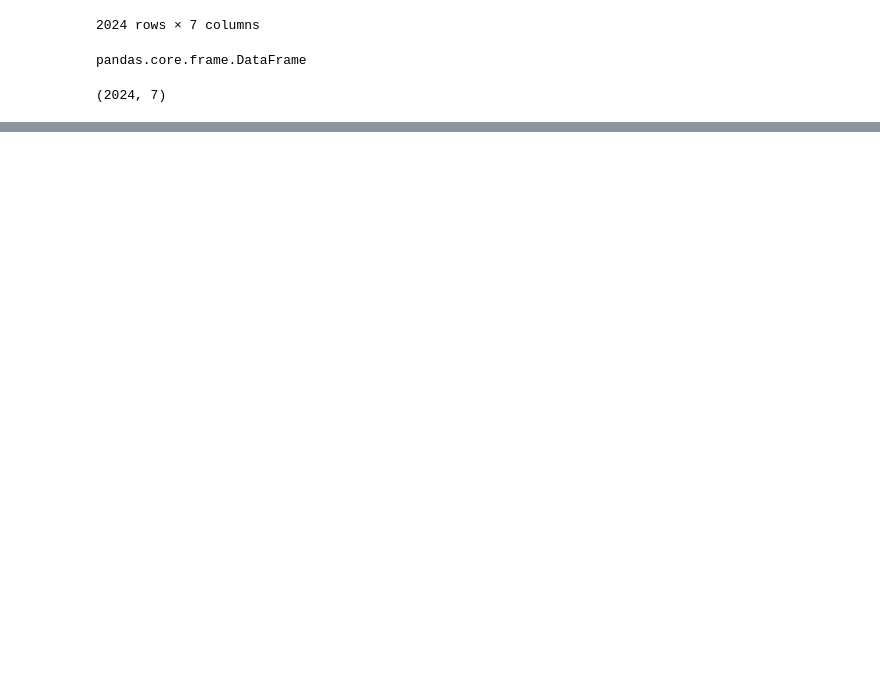
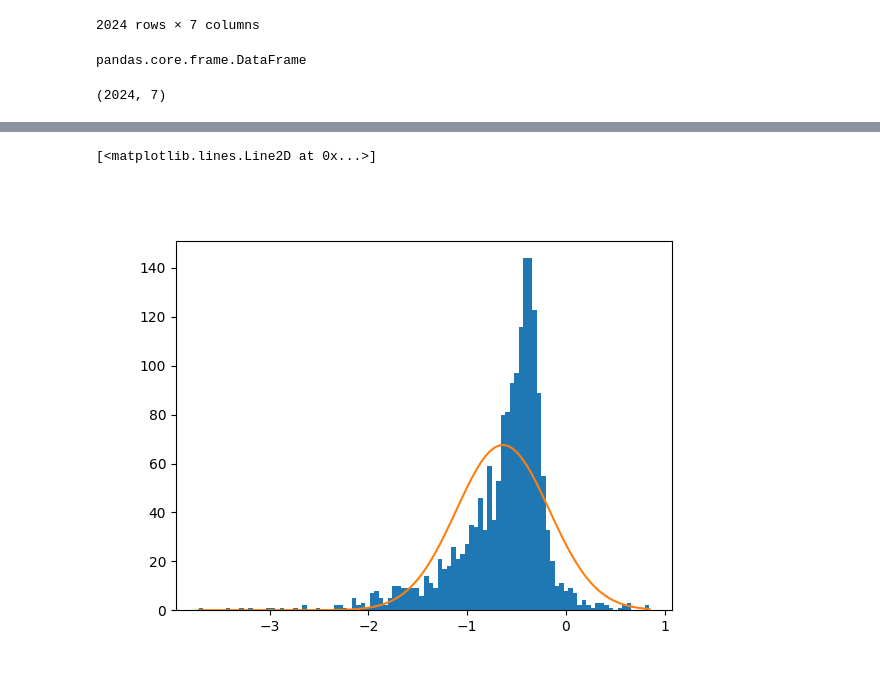
Before and after one commit to elisaafonso/tp-proteomics, a Jupyter notebook: TP1_Proteomic.ipynb, the cells around one changed output, grey strips where cells are left out. Cells and saved outputs as stored; diff of their text form; code cells hidden in the pictures; blank space fills up the shorter version.

```diff
--- a/TP1_Proteomic.ipynb
+++ b/TP1_Proteomic.ipynb
@@ -117,0 +349,11 @@ df.head()
+# %%
+# df.iloc[:,4] est le vecteur des valeurs d'abondance
+fig, ax = plt.subplots()
+hist = ax.hist(df.iloc[:,4], bins=100) # draw histogram
+x = np.linspace(min(df.iloc[:,4]), max(df.iloc[:,4]), 100) # generate PDF domain points
+dx = hist[1][1] - hist[1][0] # Get single value bar height
+scale = len(df.iloc[:,4])*dx # scale accordingly
+ax.plot(x, norm.pdf(x, mu, sigma)*scale) # compute theoritical PDF and draw it
+# %% [output]
+[<matplotlib.lines.Line2D at 0x...>]
+[figure, added]
```
Also changed, not shown: parts of 31 cells of this notebook, 2 other files.
